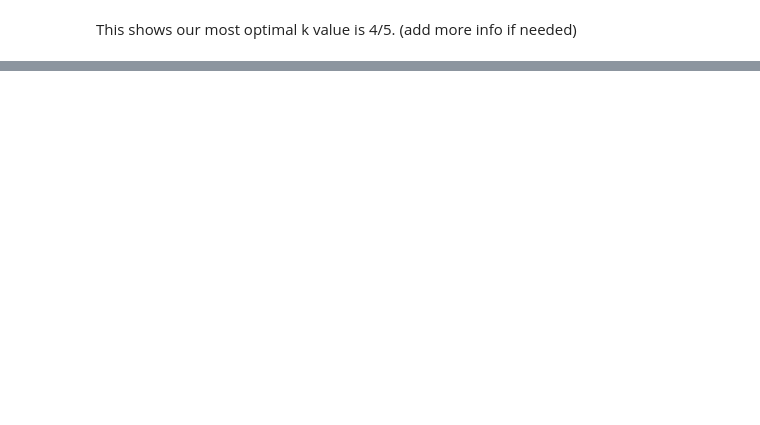
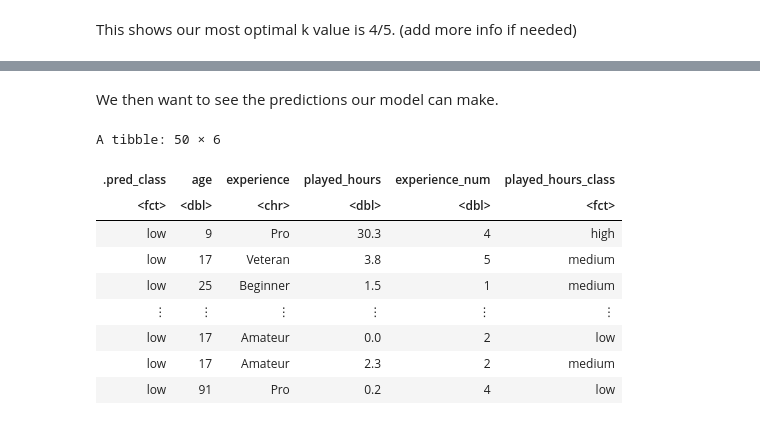
Before and after one commit to kathyythoi/dsci_project, a Jupyter notebook: finalprojectreoport.ipynb, the cells around one changed output, grey strips where cells are left out. Saved outputs shown, nothing was run; the diff lists cells and outputs as text; code cells hidden in the pictures; blank space fills up the shorter version.

```diff
--- a/finalprojectreoport.ipynb
+++ b/finalprojectreoport.ipynb
@@ -293,0 +303,11 @@ This shows our most optimal k value is 4/5. (add more info if needed)
+# %%
+knn_spec <- nearest_neighbor(weight_func = "rectangular", neighbors = 4) |>
+  set_engine("kknn") |>
+  set_mode("classification")
+knn_spec
+
+knn_fit <- workflow() |>
+  add_recipe(players_recipe) |>
+  add_model(knn_spec) |>
+  fit(data = players_train)
+knn_fit
@@ -293,0 +341,18 @@ This shows our most optimal k value is 4/5. (add more info if needed)
+# %% [markdown]
+We then want to see the predictions our model can make.
+# %%
+players_test_predictions <- predict(knn_fit, players_test) |>
+  bind_cols(players_test)
+
+players_test_predictions
+# %% [output]
+A tibble: 50 × 6
+| .pred_class | age | experience | played_hours | experience_num | played_hours_class |
+| <fct> | <dbl> | <chr> | <dbl> | <dbl> | <fct> |
+| low | 9 | Pro | 30.3 | 4 | high |
+| low | 17 | Veteran | 3.8 | 5 | medium |
+| low | 25 | Beginner | 1.5 | 1 | medium |
+| ⋮ | ⋮ | ⋮ | ⋮ | ⋮ | ⋮ |
+| low | 17 | Amateur | 0.0 | 2 | low |
+| low | 17 | Amateur | 2.3 | 2 | medium |
+| low | 91 | Pro | 0.2 | 4 | low |
```
Also changed, not shown: parts of 18 cells of this notebook.
